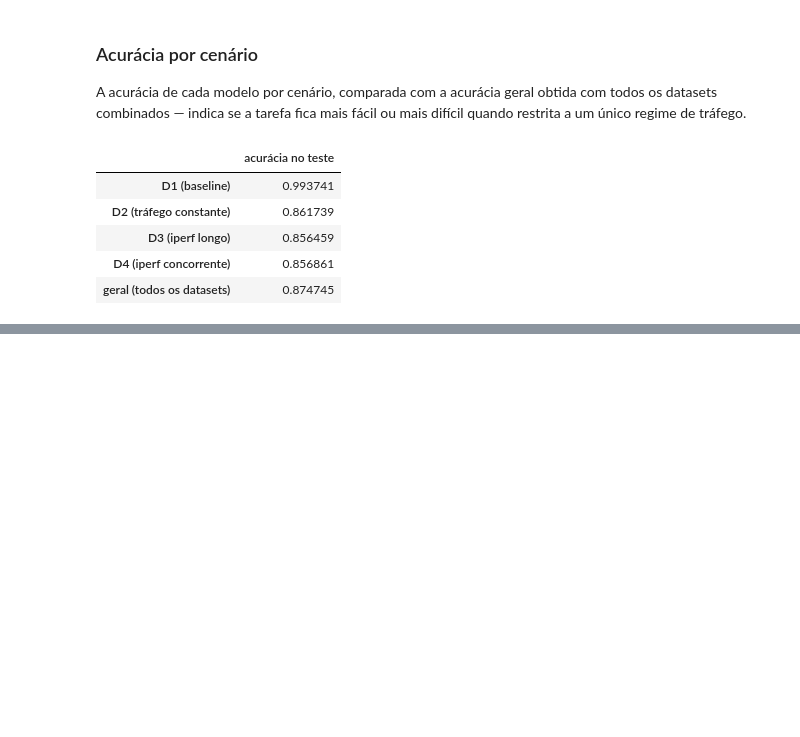
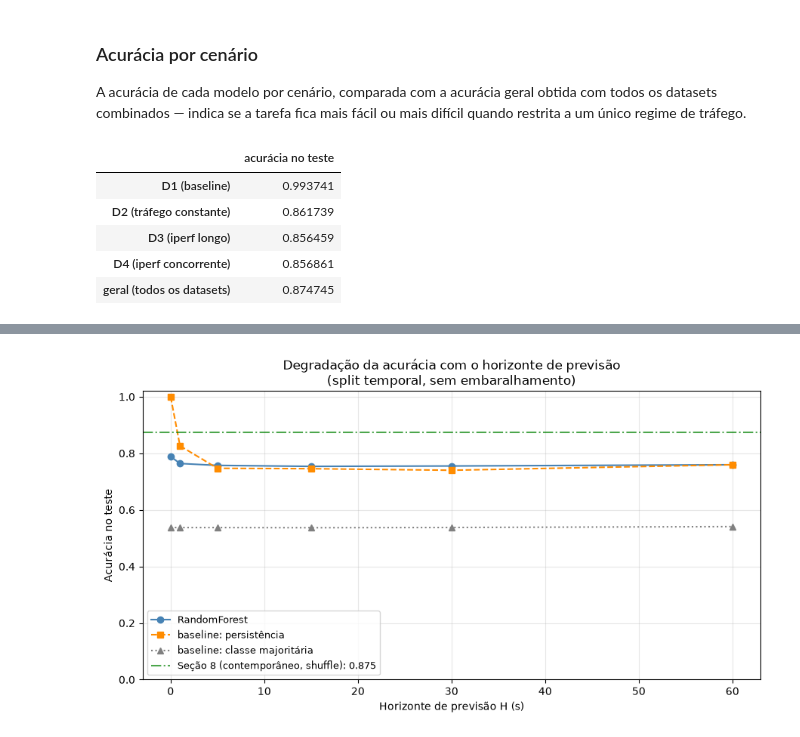
Before and after one commit to auerbeatriz/path-aware-datasets, a Jupyter notebook: Feature_Store_Datasets.ipynb, the cells around one changed output, grey strips where cells are left out. Drawn from its saved outputs; the diff is of its cells as text; code cells hidden in the pictures; blank space fills up the shorter version.

```diff
--- a/Feature_Store_Datasets.ipynb
+++ b/Feature_Store_Datasets.ipynb
@@ -713,0 +873,22 @@ resumo_acuracia.to_frame('acurácia no teste')
+# %%
+fig, ax = plt.subplots(figsize=(9, 5))
+
+tabela_preditiva['modelo'].plot(ax=ax, marker='o', label='RandomForest', color='steelblue')
+tabela_preditiva['persistência'].plot(ax=ax, marker='s', linestyle='--',
+                                      label='baseline: persistência', color='darkorange')
+tabela_preditiva['classe majoritária'].plot(ax=ax, marker='^', linestyle=':',
+                                            label='baseline: classe majoritária', color='gray')
+
+ax.axhline(acuracia_wide, color='green', linestyle='-.', alpha=0.7,
+           label=f'Seção 8 (contemporâneo, shuffle): {acuracia_wide:.3f}')
+
+ax.set_xlabel('Horizonte de previsão H (s)')
+ax.set_ylabel('Acurácia no teste')
+ax.set_title('Degradação da acurácia com o horizonte de previsão\n(split temporal, sem embaralhamento)')
+ax.set_ylim(0, 1.02)
+ax.grid(alpha=0.3)
+ax.legend(fontsize=9)
+plt.tight_layout()
+plt.show()
+# %% [output]
+[figure, added]
```
Also changed, not shown: parts of 18 cells of this notebook, 2 other files.
